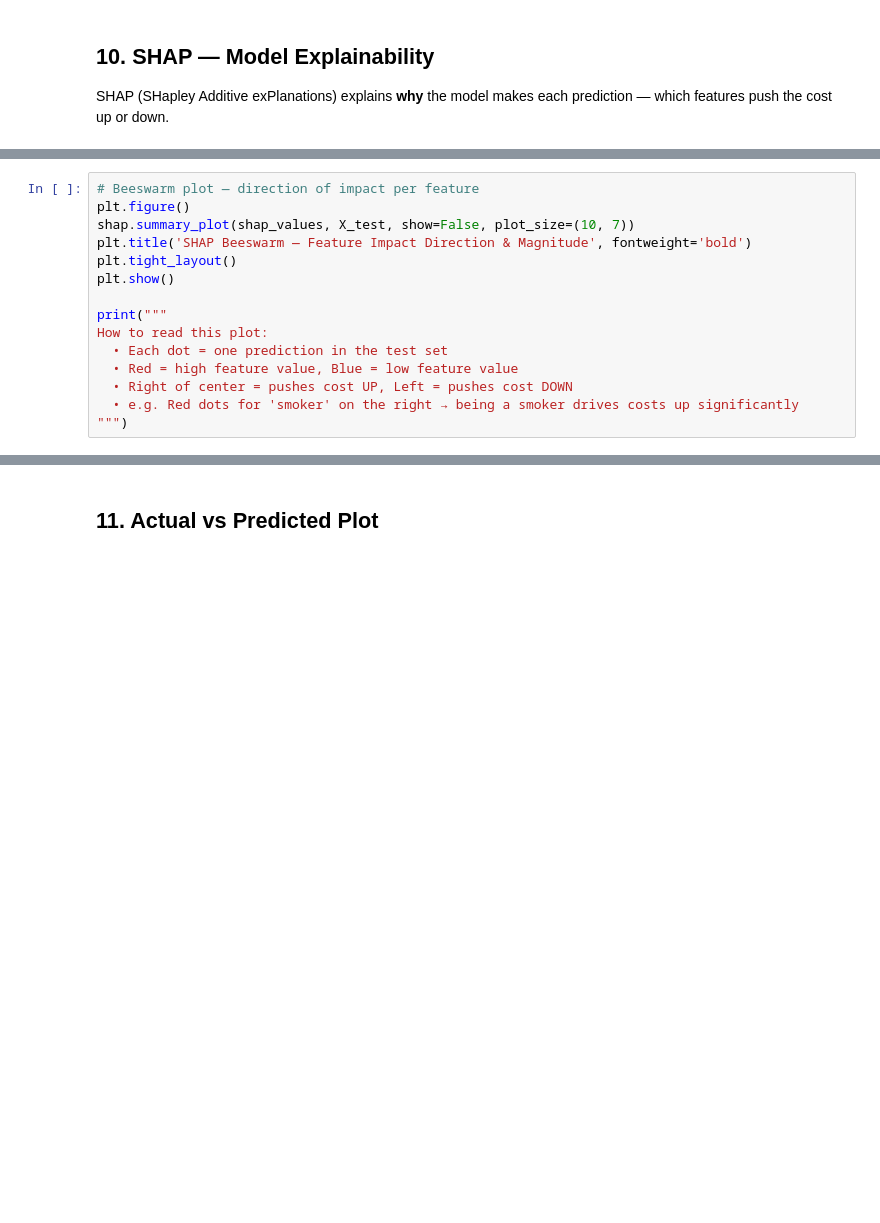
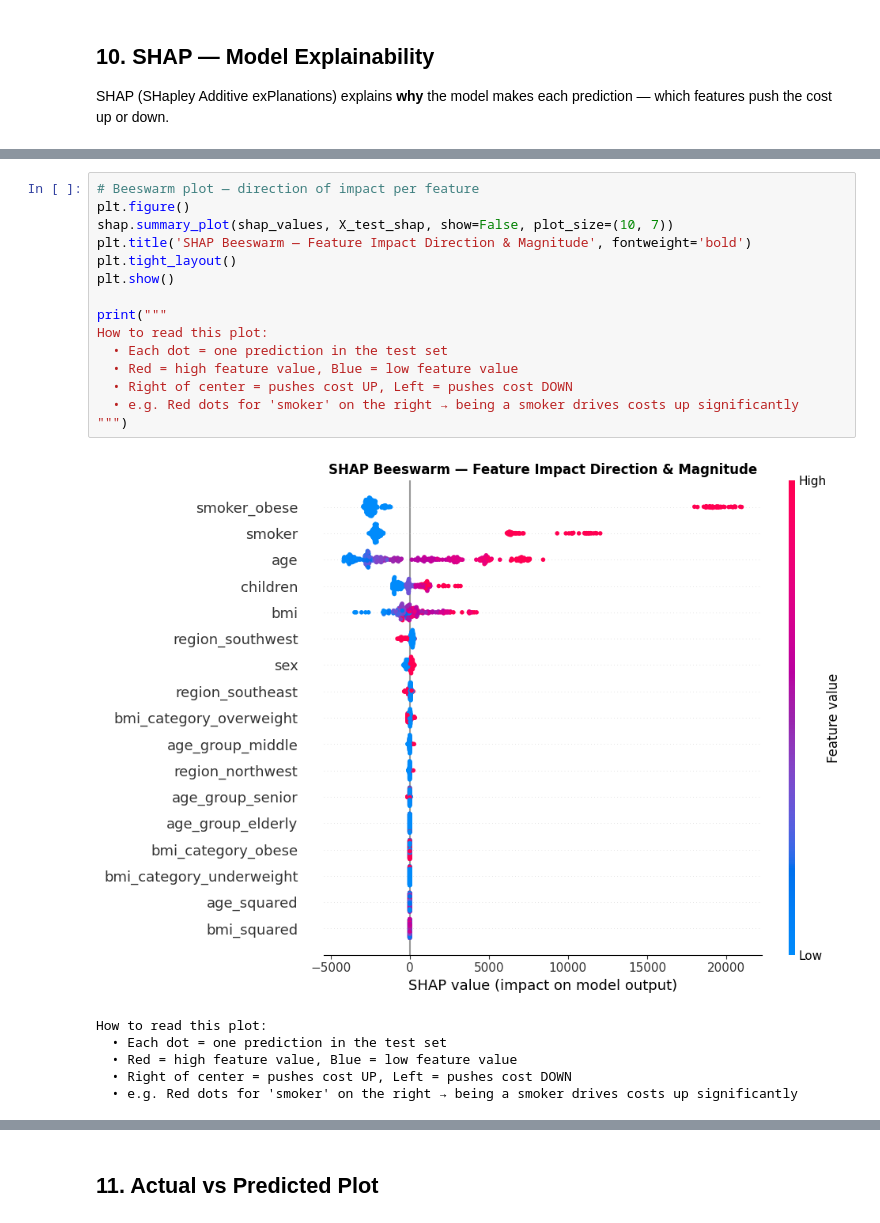
Before and after one commit to DRISHTI-MAKKAR/medical-insurance-predictor, a Jupyter notebook: Medical_Insurance_Cost_Prediction.ipynb, the cells around one changed output, grey strips where cells are left out. Cells and saved outputs as stored; diff of their text form; blank space fills up the shorter version.

```diff
--- a/Medical_Insurance_Cost_Prediction.ipynb
+++ b/Medical_Insurance_Cost_Prediction.ipynb
@@ -504,18 +717,25 @@ plt.show()
 # %%
 # Beeswarm plot — direction of impact per feature
 plt.figure()
-shap.summary_plot(shap_values, X_test, show=False, plot_size=(10, 7))
+shap.summary_plot(shap_values, X_test_shap, show=False, plot_size=(10, 7))
 plt.title('SHAP Beeswarm — Feature Impact Direction & Magnitude', fontweight='bold')
 plt.tight_layout()
 plt.show()
 
 print("""
 How to read this plot:
   • Each dot = one prediction in the test set
   • Red = high feature value, Blue = low feature value
   • Right of center = pushes cost UP, Left = pushes cost DOWN
   • e.g. Red dots for 'smoker' on the right → being a smoker drives costs up significantly
 """)
+# %% [output]
+[figure, added]
+How to read this plot:
+  • Each dot = one prediction in the test set
+  • Red = high feature value, Blue = low feature value
+  • Right of center = pushes cost UP, Left = pushes cost DOWN
+  • e.g. Red dots for 'smoker' on the right → being a smoker drives costs up significantly
 # %%
 # Waterfall plot — explain a single prediction
 sample_idx = 0
```
Also changed, not shown: parts of 55 cells of this notebook.
